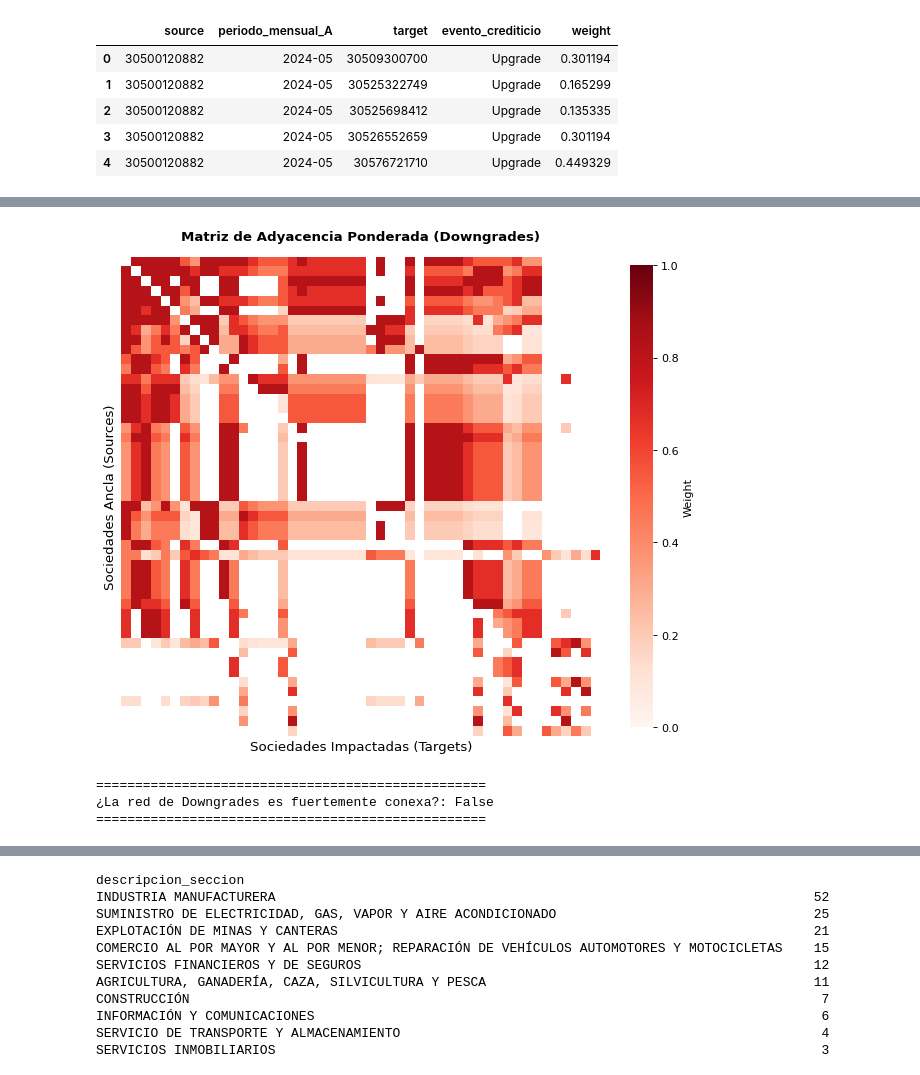
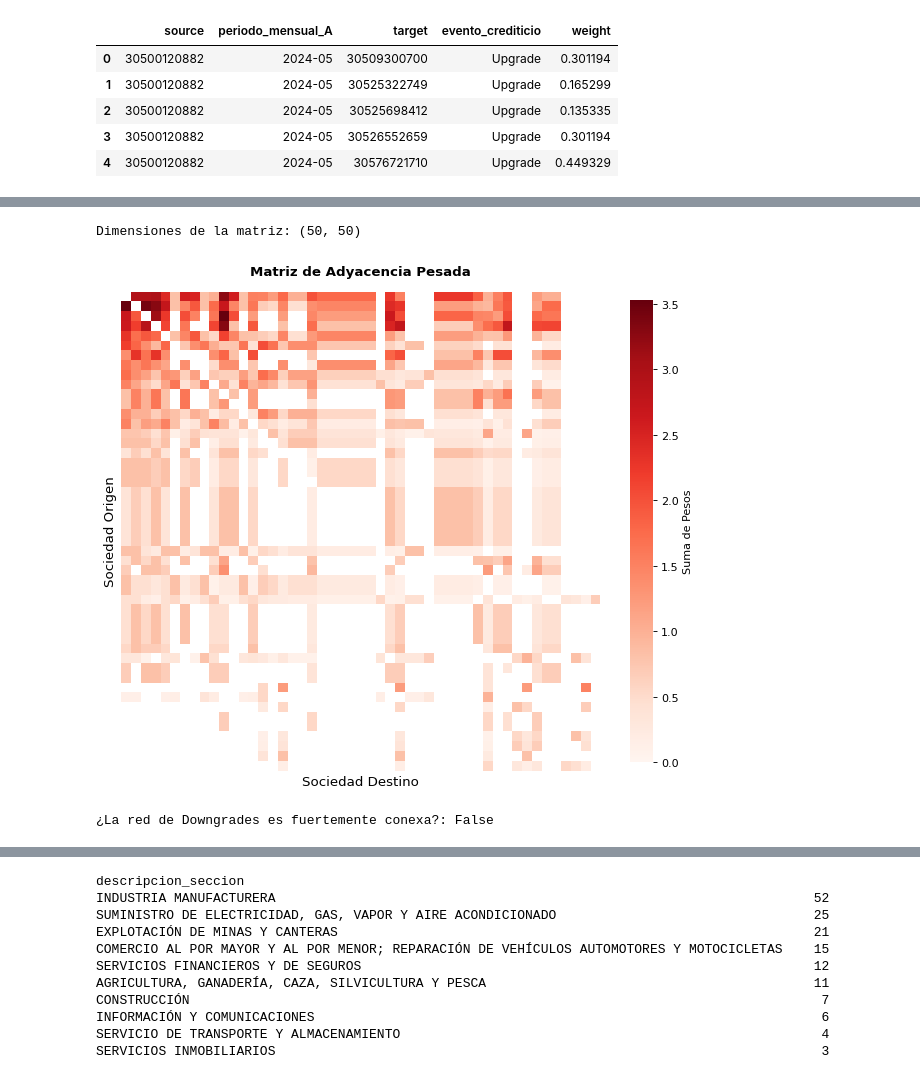
Before and after one commit to sofiscaiano/credit_risk_network, a Jupyter notebook: grafos_downgrades.ipynb, the cells around one changed output, grey strips where cells are left out. Saved outputs shown, nothing was run; the diff lists cells and outputs as text; code cells hidden in the pictures.

```diff
--- a/grafos_downgrades.ipynb
+++ b/grafos_downgrades.ipynb
@@ -143,59 +155,52 @@ Dimensiones de la matriz: (50, 50)
 # %%
+matriz_adyacencia = nx.to_pandas_adjacency(G_multi, weight="weight")
+matriz_adyacencia = matriz_adyacencia.fillna(0.0)
+print(f"Dimensiones de la matriz: {matriz_adyacencia.shape}")
 
-# 1. Opcional pero recomendado: Ordenar la matriz por intensidad de salida (Out-Degree)
-# Esto agrupa las filas y columnas más activas para que el mapa tenga estructura
-orden_sources = df_final_downgrades.groupby("source")["weight"].sum()
+orden_sources = df_downgrades.groupby("source")["weight"].sum()
 nodos_ordenados = orden_sources.sort_values(ascending=False).index
 matriz_ordenada = matriz_adyacencia.reindex(
     index=nodos_ordenados, columns=nodos_ordenados, fill_value=0.0
 )
 
-# 2. CREAR LA MÁSCARA: Evaluamos dónde la matriz es exactamente igual a 0
-# Seaborn OCULTA las celdas donde la máscara es True
 mascara_ceros = matriz_ordenada == 0.0
 
-# 3. Configurar el tamaño del lienzo
 plt.figure(figsize=(8, 8), dpi=80)
 
-# 4. Graficar el Heatmap con la máscara aplicada y la barra de color achicada
+# Graficar el Heatmap
 sns.heatmap(
     matriz_ordenada,
     mask=mascara_ceros,
     cmap="Reds",
-    vmax=1.0,
+    # vmax=1.0,
     vmin=0.0,
     square=True,
     cbar_kws={
-        "label": "Weight",
-        "shrink": 0.75,  # <--- ACHICA LA BARRA (podes probar entre 0.6 y 0.8)
+        "label": "Suma de Pesos",
+        "shrink": 0.75,
     },
     xticklabels=False,
     yticklabels=False,
 )
 # 5. Detalles estéticos
 plt.title(
-    "Matriz de Adyacencia Ponderada (Downgrades)",
+    "Matriz de Adyacencia Pesada",
     fontsize=12,
     fontweight="bold",
     pad=15,
 )
-plt.xlabel("Sociedades Impactadas (Targets)", fontsize=12)
-plt.ylabel("Sociedades Ancla (Sources)", fontsize=12)
+plt.xlabel("Sociedad Destino", fontsize=12)
+plt.ylabel("Sociedad Origen", fontsize=12)
 
 plt.tight_layout()
 plt.show()
 plt.close()
 # %% [output]
+Dimensiones de la matriz: (50, 50)
-[figure, old version]
+[figure, new version]
 # %%
-# 1. Verificar la conectividad fuerte global
-es_fuertemente_conexa = nx.is_strongly_connected(G_dg)
-
-print("=" * 50)
+es_fuertemente_conexa = nx.is_strongly_connected(G_multi)
 print(f"¿La red de Downgrades es fuertemente conexa?: {es_fuertemente_conexa}")
-print("=" * 50)
 # %% [output]
-==================================================
 ¿La red de Downgrades es fuertemente conexa?: False
-==================================================
 # %%
```
Also changed, not shown: parts of 32 cells of this notebook, 27 other files.
